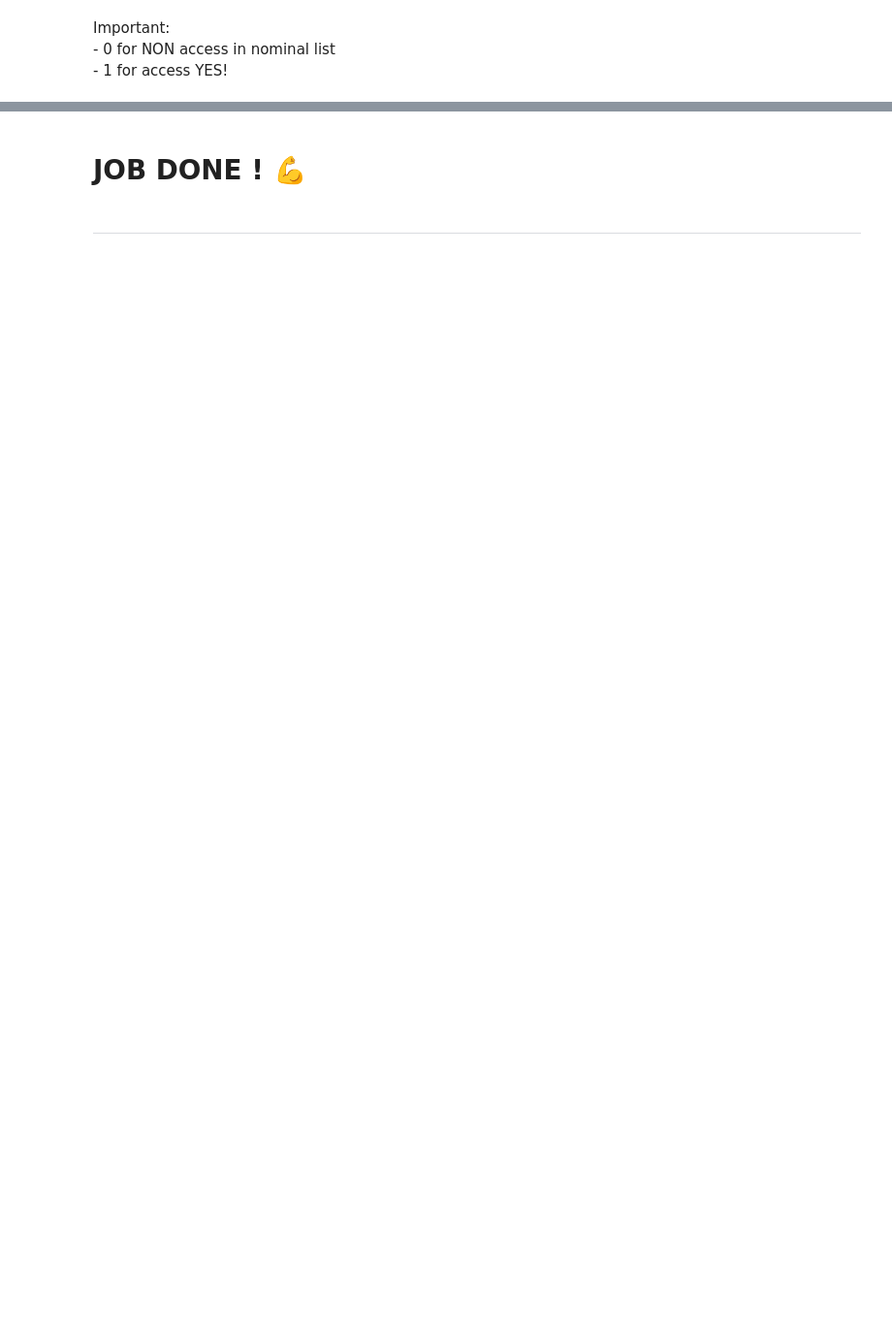
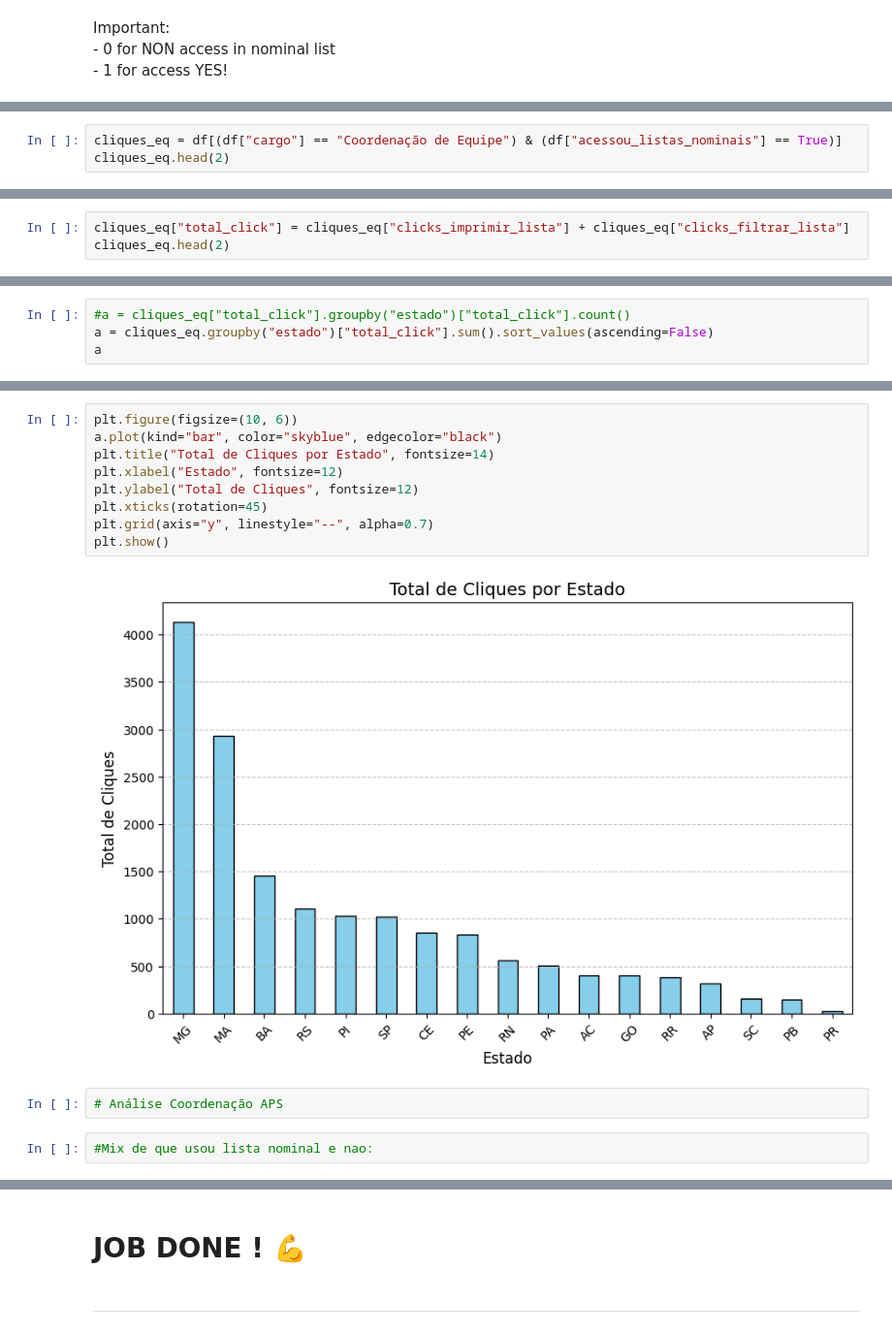
Before and after one commit to thecirocks/sus, a Jupyter notebook: sus.ipynb, the cells around one changed output, grey strips where cells are left out. Shown at 97% size. Drawn from its saved outputs; the diff is of its cells as text; blank space fills up the shorter version.

```diff
--- a/sus.ipynb
+++ b/sus.ipynb
@@ -647,0 +798,3 @@ plt.show()
+# %%
+cliques_eq = df[(df["cargo"] == "Coordenação de Equipe") & (df["acessou_listas_nominais"] == True)]
+cliques_eq.head(2)
@@ -647,0 +845,3 @@ plt.show()
+# %%
+cliques_eq["total_click"] = cliques_eq["clicks_imprimir_lista"] + cliques_eq["clicks_filtrar_lista"]
+cliques_eq.head(2)
@@ -647,0 +857,4 @@ plt.show()
+# %%
+#a = cliques_eq["total_click"].groupby("estado")["total_click"].count()
+a = cliques_eq.groupby("estado")["total_click"].sum().sort_values(ascending=False)
+a
@@ -647,0 +881,15 @@ plt.show()
+# %%
+plt.figure(figsize=(10, 6))
+a.plot(kind="bar", color="skyblue", edgecolor="black")
+plt.title("Total de Cliques por Estado", fontsize=14)
+plt.xlabel("Estado", fontsize=12)
+plt.ylabel("Total de Cliques", fontsize=12)
+plt.xticks(rotation=45)
+plt.grid(axis="y", linestyle="--", alpha=0.7)
+plt.show()
+# %% [output]
+[figure, added]
+# %%
+# Análise Coordenação APS
+# %%
+#Mix de que usou lista nominal e nao:
```
Also changed, not shown: parts of 137 cells of this notebook.
